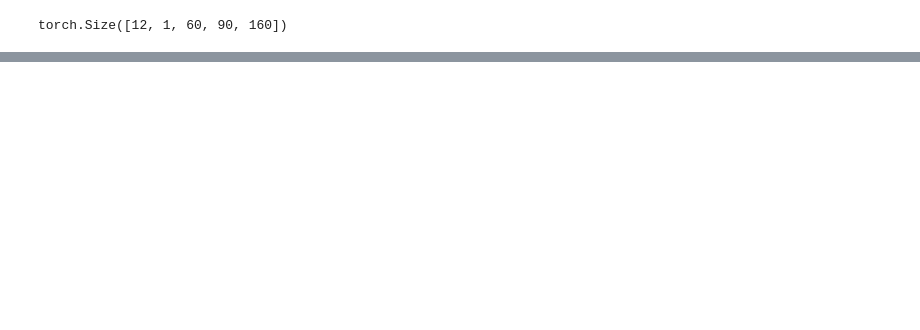
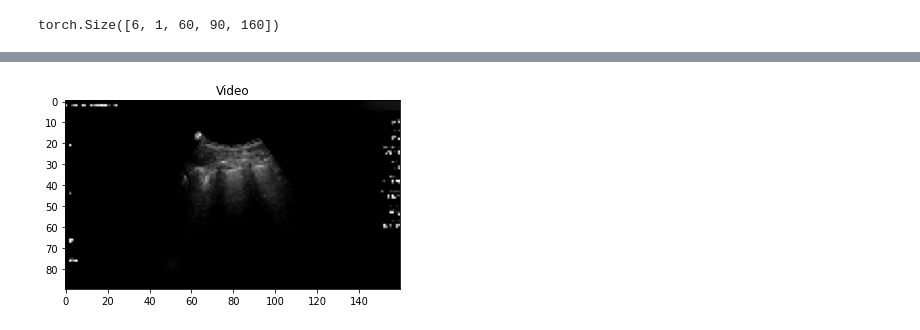
Before and after one commit to cmaclell/sparse_coding_torch, a Jupyter notebook: train_sparse_conv3d_interactive.ipynb, the cells around one changed output, grey strips where cells are left out. Drawn from its saved outputs; the diff is of its cells as text; code cells hidden in the pictures; blank space fills up the shorter version.

```diff
--- a/train_sparse_conv3d_interactive.ipynb
+++ b/train_sparse_conv3d_interactive.ipynb
@@ -46,20 +46,20 @@ else:
     batch_size = 4*3
 
 # train_loader = load_balls_data(batch_size)
-train_loader = load_bamc_data(batch_size)
+# train_loader = load_bamc_data(batch_size)
 
-example_data = next(iter(train_loader))
+# example_data = next(iter(train_loader))
 
 sparse_layer = ConvSparseLayer(in_channels=1,
-                               out_channels=16,
-                               kernel_size=5,
+                               out_channels=32,
+                               kernel_size=8,
                                stride=1,
                                padding=0,
                                convo_dim=3,
                                rectifier=True,
                                shrink=0.25,
                                lam=0.5,
-                               max_activation_iter=200,
+                               max_activation_iter=300,
                                activation_lr=1e-2)
 model = torch.nn.DataParallel(sparse_layer, device_ids=[1, 2, 3])
 model.to(device)
@@ -70,7 +70,8 @@ filter_optimizer = torch.optim.Adam(sparse_layer.parameters(),
 # %%
 example_data[1].shape
 # %% [output]
-torch.Size([12, 1, 60, 90, 160])
+torch.Size([6, 1, 60, 90, 160])
 # %%
-ani = plot_video(example_data[1][0])
+ani = plot_video(example_data[1][1])
 HTML(ani.to_html5_video())
+# %% [output]
@@ -77,3 +79,4 @@ HTML(ani.to_html5_video())
+[figure, added]
 # %%
 for epoch in range(30):
     # for local_batch in train_loader:
```
Also changed, not shown: parts of 3 cells of this notebook.
